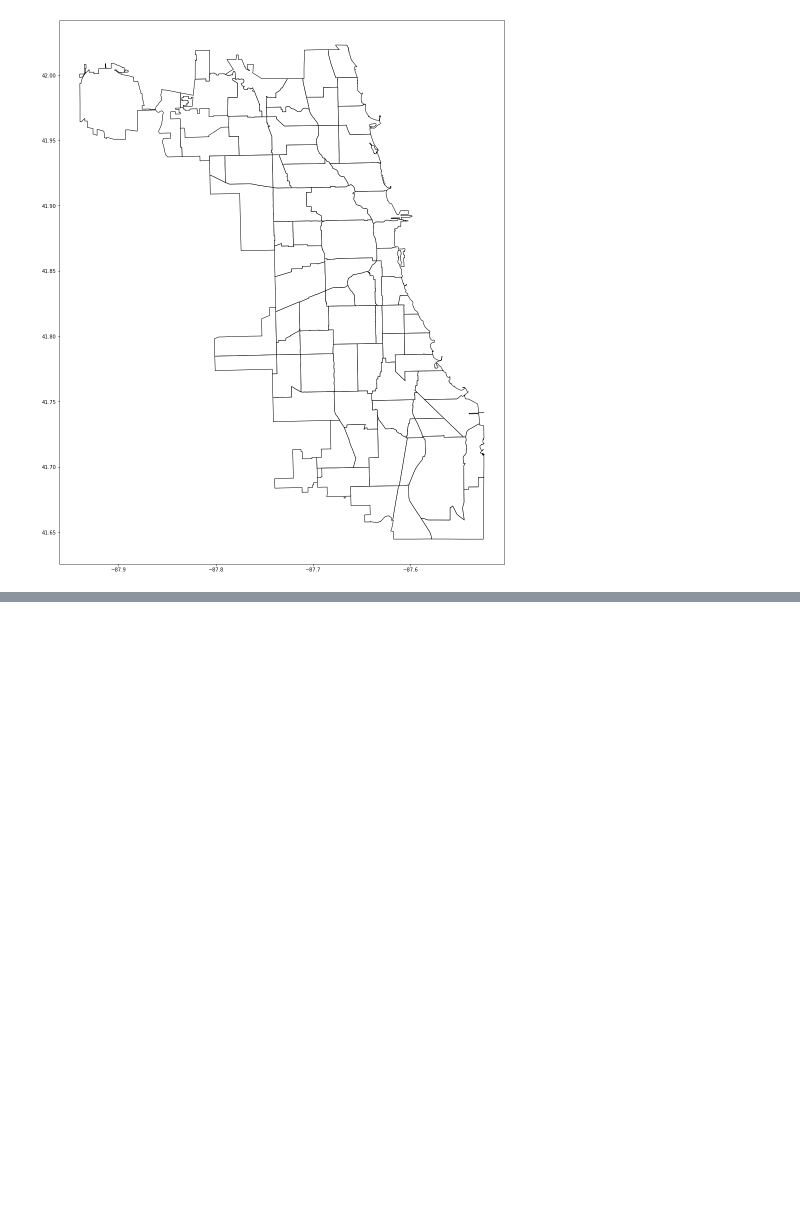
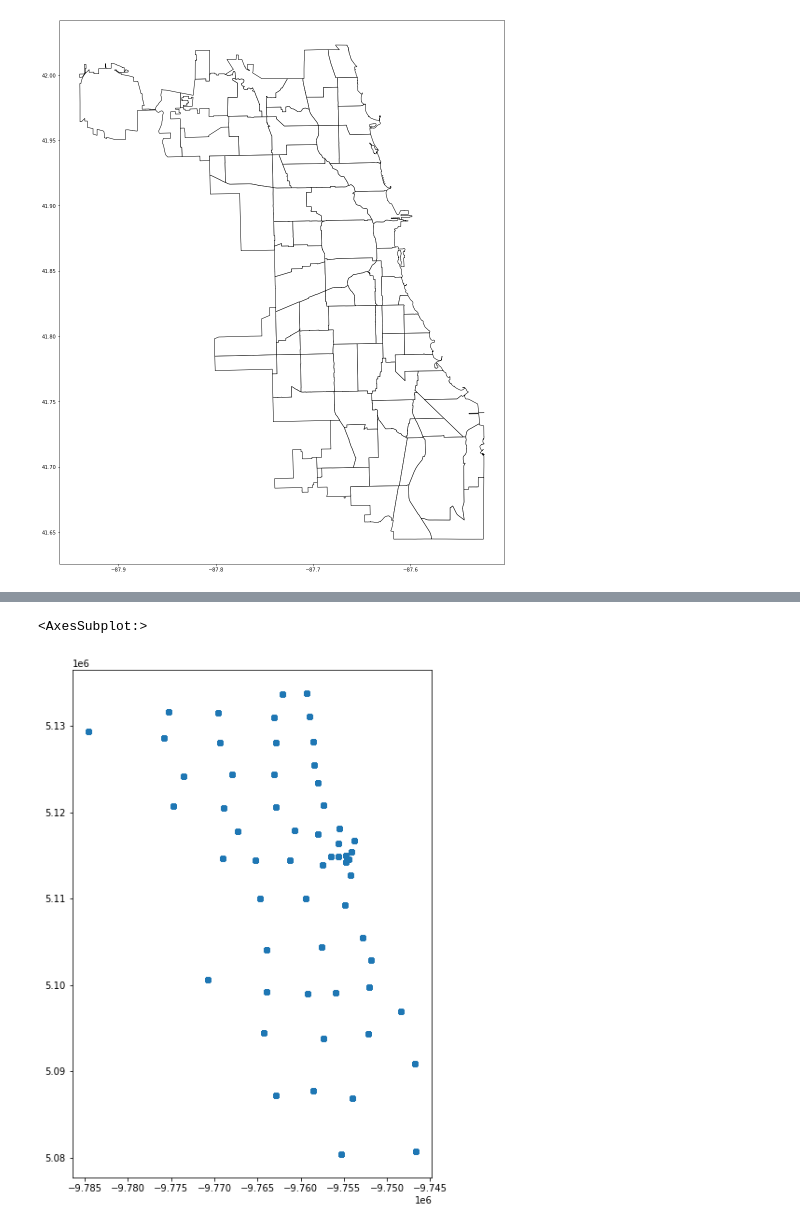
Before and after one commit to JadeBenson/Chicago_Restaurant_Closures, a Jupyter notebook: Geoplots.ipynb, the cells around one changed output, grey strips where cells are left out. Cells and saved outputs as stored; diff of their text form; code cells hidden in the pictures; blank space fills up the shorter version.

```diff
--- a/Geoplots.ipynb
+++ b/Geoplots.ipynb
@@ -263,3 +263,6 @@ covid_points.plot(ax=ax,color= "red" , markersize="death_rate_cumulative", alpha
 # %% [output]
 NameError: name 'covid_points' is not defined
 [figure]
+# %%
+#test with the shape file instead
+covid_shp = gpd.read_file("covid_shape")
@@ -265,0 +283,7 @@ NameError: name 'covid_points' is not defined
+# %%
+covid_crs = covid_shp.to_crs("EPSG:3395")
+# %%
+covid_crs.plot()
+# %% [output]
+<AxesSubplot:>
+[figure, added]
```
Also changed, not shown: parts of 25 cells of this notebook.
